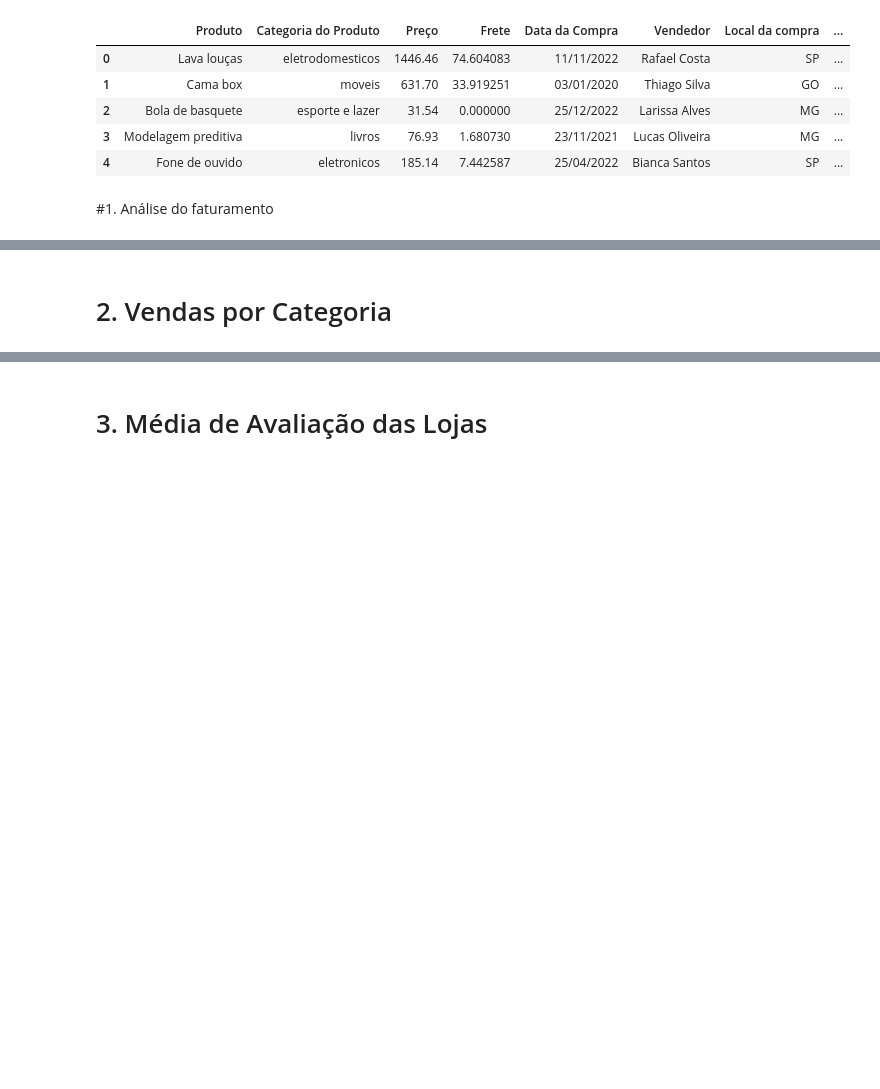
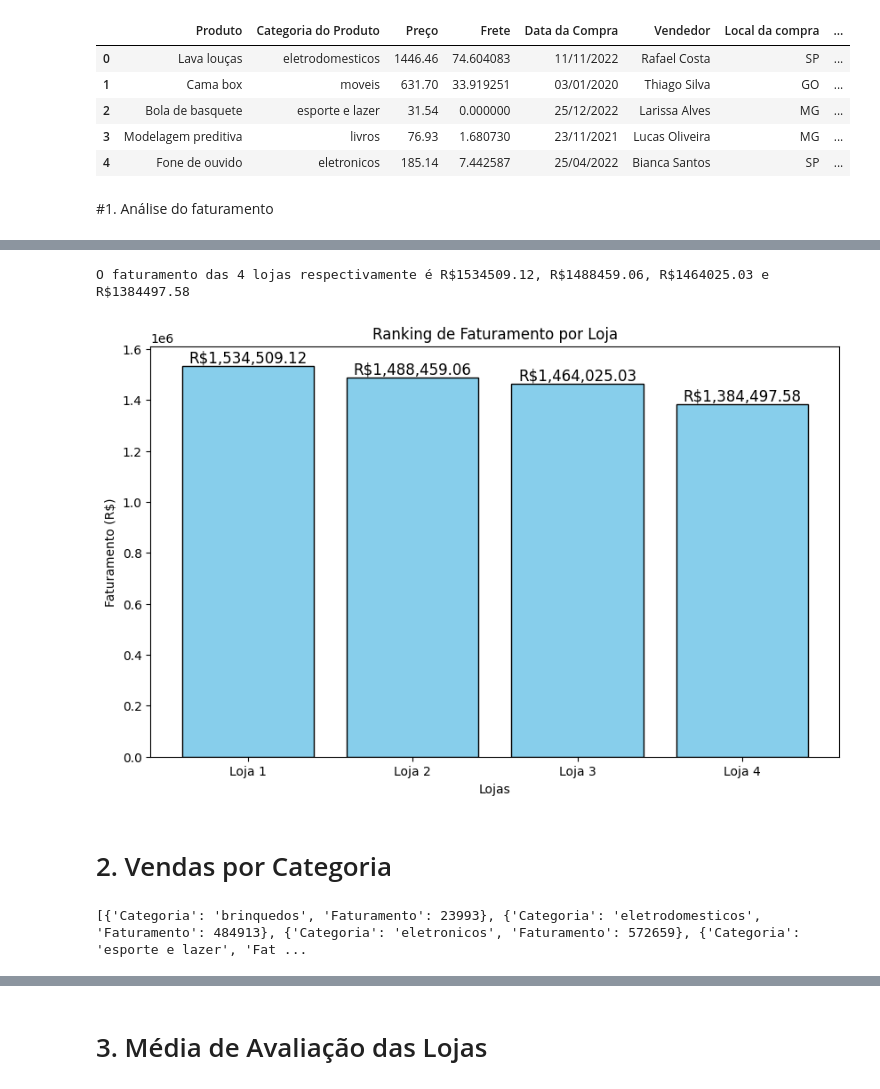
Before and after one commit to SScliff/Projeto_DataScience_alura, a Jupyter notebook: AluraStoreBr.ipynb, the cells around one changed output, grey strips where cells are left out. Saved outputs shown, nothing was run; the diff lists cells and outputs as text; code cells hidden in the pictures; blank space fills up the shorter version.

```diff
--- a/AluraStoreBr.ipynb
+++ b/AluraStoreBr.ipynb
@@ -4,13 +4,16 @@
 ### Importação dos dados
 # %%
 import pandas as pd
+import matplotlib.pyplot as plt
+import seaborn as sns
+
 
 url = "https://raw.githubusercontent.com/alura-es-cursos/challenge1-data-science/refs/heads/main/base-de-dados-challenge-1/loja_1.csv"
 url2 = "https://raw.githubusercontent.com/alura-es-cursos/challenge1-data-science/refs/heads/main/base-de-dados-challenge-1/loja_2.csv"
 url3 = "https://raw.githubusercontent.com/alura-es-cursos/challenge1-data-science/refs/heads/main/base-de-dados-challenge-1/loja_3.csv"
 url4 = "https://raw.githubusercontent.com/alura-es-cursos/challenge1-data-science/refs/heads/main/base-de-dados-challenge-1/loja_4.csv"
 
-loja = pd.read_csv(url)
+loja1 = pd.read_csv(url)
 loja2 = pd.read_csv(url2)
 loja3 = pd.read_csv(url3)
 loja4 = pd.read_csv(url4)
@@ -28,2 +39,53 @@ loja4.head()
+# %%
+faturamento_loja1 = loja1["Preço"].sum()
+faturamento_loja2 = loja2["Preço"].sum()
+faturamento_loja3 = loja3["Preço"].sum()
+faturamento_loja4 = loja4["Preço"].sum()
+# %%
+dados_faturamento = {
+    'Loja': ['Loja 1', 'Loja 2', 'Loja 3', 'Loja 4'],
+    'Faturamento': [faturamento_loja1, faturamento_loja2, faturamento_loja3, faturamento_loja4]}
+
+df_faturamento = pd.DataFrame(dados_faturamento)
+df_faturamento = df_faturamento.sort_values(by='Faturamento', ascending=False)
+
+print(f'O faturamento das 4 lojas respectivamente é R${faturamento_loja1}, R${faturamento_loja2}, R${faturamento_loja3} e R${faturamento_loja4}')
+
+
+plt.figure(figsize=(10, 6))
+bars = plt.bar(df_faturamento['Loja'], df_faturamento['Faturamento'], color='skyblue', edgecolor = 'black')
+
+for bar in bars:
+    plt.text(bar.get_x() + bar.get_width() / 2, bar.get_height() + 1000,
+             f'R${bar.get_height():,.2f}',
+             ha='center', va='bottom', fontsize=12)
+
+plt.xlabel('Lojas')
+plt.ylabel('Faturamento (R$)')
+plt.title('Ranking de Faturamento por Loja')
+plt.show()
+# %% [output]
+O faturamento das 4 lojas respectivamente é R$1534509.12, R$1488459.06, R$1464025.03 e R$1384497.58
+[figure, added]
 # %% [markdown]
 # 2. Vendas por Categoria
+# %%
+categorias_loja1 = loja1["Categoria do Produto"].unique()
+categorias_loja2 = loja2["Categoria do Produto"].unique()
+categorias_loja3 = loja3["Categoria do Produto"].unique()
+categorias_loja4 = loja4["Categoria do Produto"].unique()
+
+todas_categorias = set(categorias_loja1) | set(categorias_loja2) | set(categorias_loja3) | set(categorias_loja4)
+
+todas_categorias = sorted(list(todas_categorias))
+
+
+dados_categorias = []
+
+for categoria in todas_categorias:
+    soma = int(round(loja[loja['Categoria do Produto'] == categoria]['Preço'].sum(), 2))
+    dados_categorias.append({'Categoria': categoria, 'Faturamento': soma})
+
+print(dados_categorias)
+# %% [output]
+[{'Categoria': 'brinquedos', 'Faturamento': 23993}, {'Categoria': 'eletrodomesticos', 'Faturamento': 484913}, {'Categoria': 'eletronicos', 'Faturamento': 572659}, {'Categoria': 'esporte e lazer', 'Fat ...
```
Also changed, not shown: parts of 4 cells of this notebook.
